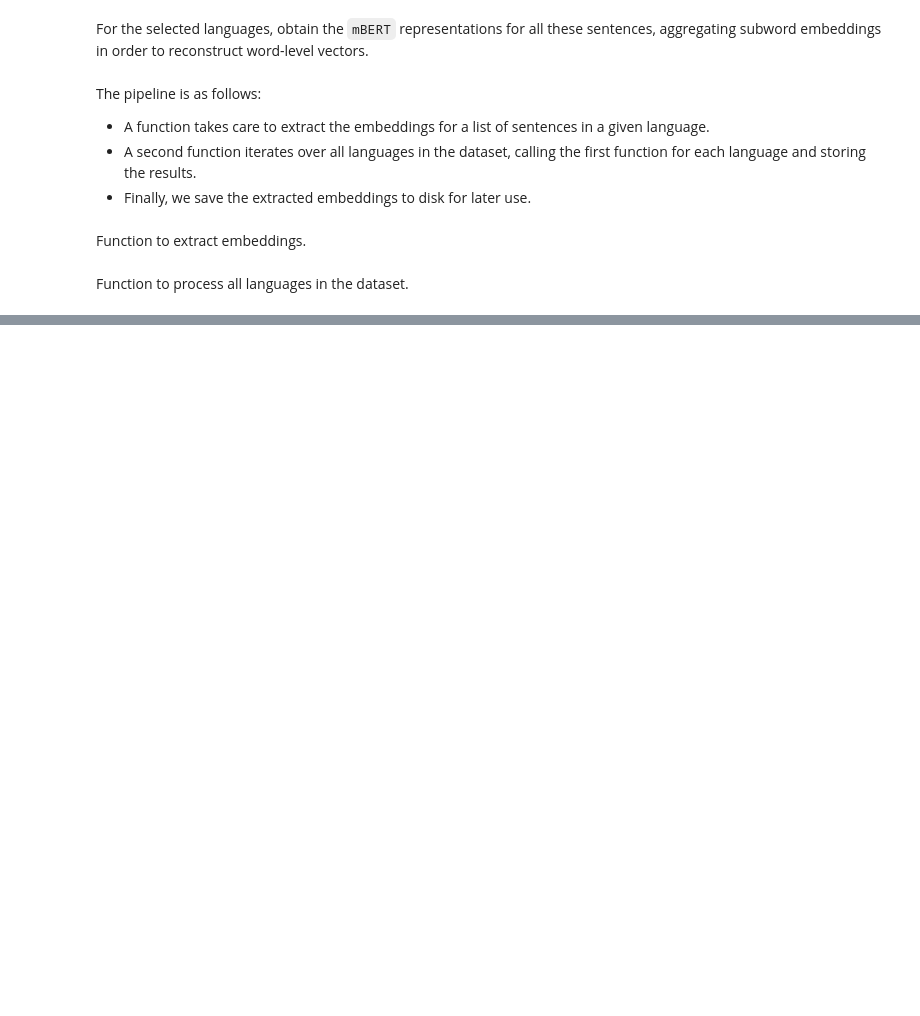
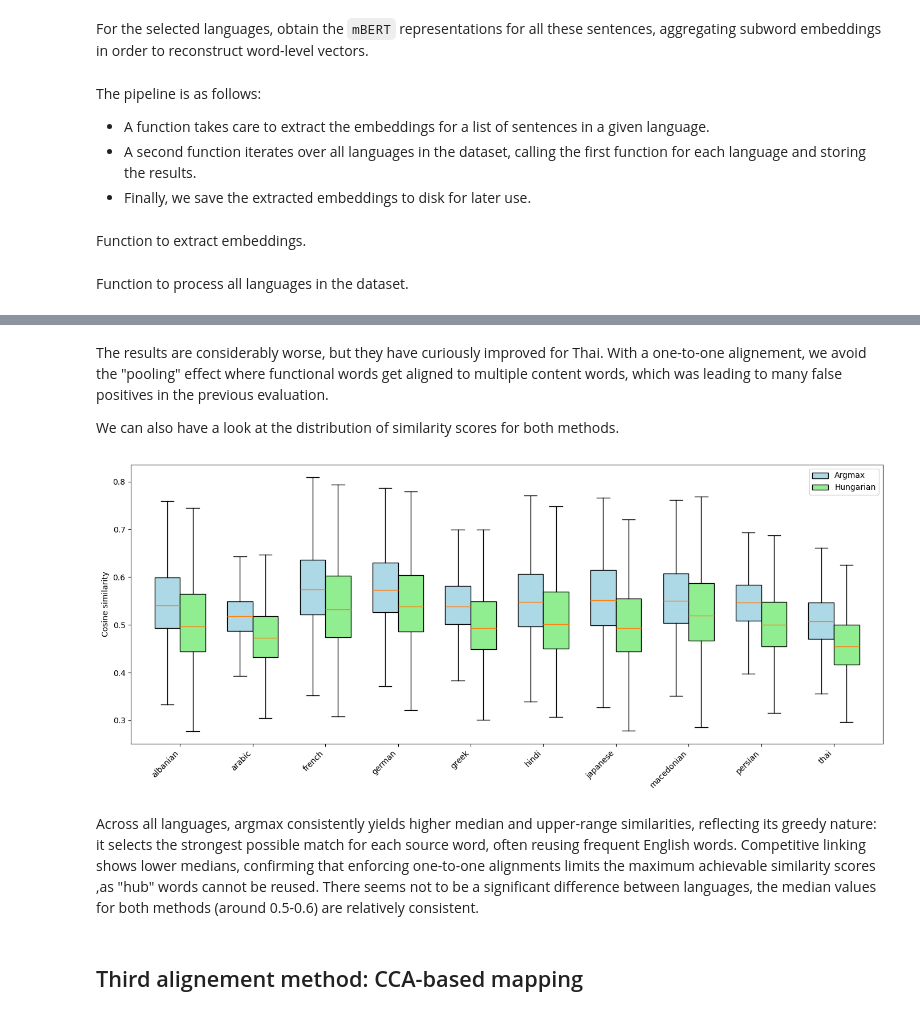
Before and after one commit to phtryll/nlp-labs, a Jupyter notebook: lexicon-induction/lexicon-induction.ipynb, the cells around one changed output, grey strips where cells are left out. Cells and saved outputs as stored; diff of their text form; code cells hidden in the pictures; blank space fills up the shorter version.

```diff
--- a/lexicon-induction/lexicon-induction.ipynb
+++ b/lexicon-induction/lexicon-induction.ipynb
@@ -432,0 +939,2 @@ Error:
+# %%
+competitive_lexicons = build_lexicon_competitive_linking(similarity_matrices)
@@ -432,0 +1012,35 @@ Error:
+# %% [markdown]
+The results are considerably worse, but they have curiously improved for Thai. With a one-to-one alignement, we avoid the "pooling" effect where functional words get aligned to multiple content words, which was leading to many false positives in the previous evaluation.
+
+We can also have a look at the distribution of similarity scores for both methods.
+# %%
+import numpy as np
+
+def collect_similarity_distributions(similarity_matrices, competitive_lexicons):
+    results = {}
+
+    for lang, sim_data in similarity_matrices.items():
+        sim_matrix = sim_data["matrix"]
+        non_en_words = sim_data["non_english_words"]
+        en_words = sim_data["english_words"]
+
+        # Argmax similarities
+        argmax_sim = np.max(sim_matrix, axis=1)
+
+        # Hungarian similarities (only matched words)
+        lexicon = competitive_lexicons[lang]
+        src_to_idx = {w: i for i, w in enumerate(non_en_words)}
+        tgt_to_idx = {w: i for i, w in enumerate(en_words)}
+
+        hungarian_sim = []
+        for src_w, tgt_w in lexicon.items():
+            i = src_to_idx[src_w]
+            j = tgt_to_idx[tgt_w]
+            hungarian_sim.append(sim_matrix[i, j])
+
+        results[lang] = {
+            "argmax": argmax_sim,
+            "hungarian": np.array(hungarian_sim)
+        }
+
+    return results
@@ -432,0 +1096,17 @@ Error:
+# %%
+#| output: true
+#| label: sim_distributions_plot
+#| fig-cap: "Box plots comparing similarity distributions for Argmax and Competitive Linking methods across languages."
+
+sim_distributions = collect_similarity_distributions(
+    similarity_matrices,
+    competitive_lexicons
+)
+
+plot_argmax_vs_hungarian(sim_distributions)
+# %% [output]
+[figure, added]
+# %% [markdown]
+Across all languages, argmax consistently yields higher median and upper-range similarities, reflecting its greedy nature: it selects the strongest possible match for each source word, often reusing frequent English words. Competitive linking shows lower medians, confirming that enforcing one-to-one alignments limits the maximum achievable similarity scores ,as "hub" words cannot be reused. There seems not to be a significant difference between languages, the median values for both methods (around 0.5-0.6) are relatively consistent.
+# %% [markdown]
+## Third alignement method: CCA-based mapping
```
Also changed, not shown: parts of 73 cells of this notebook, 1 other file.
